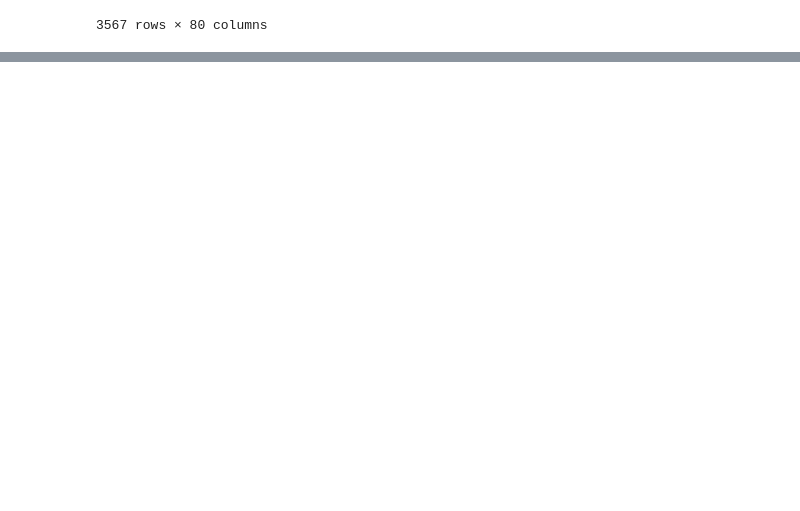
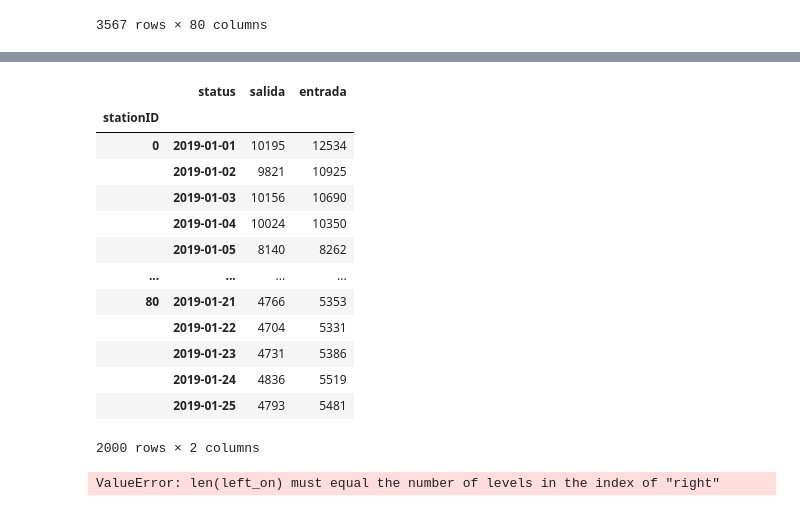
Before and after one commit to quiquecueto/TFM-Intelligent-Systems, a Jupyter notebook: TFM_project.ipynb, the cells around one changed output, grey strips where cells are left out. Cells and saved outputs as stored; diff of their text form; code cells hidden in the pictures; blank space fills up the shorter version.

Commit message:
20/09/2023 groupby salida entrada

```diff
--- a/TFM_project.ipynb
+++ b/TFM_project.ipynb
@@ -215,0 +252,28 @@ resultados
+# %%
+test_in_out = records.groupby(['stationID', records.index.date, 'status'])['userID'].count().unstack(fill_value=0)
+test_in_out.rename(columns={0: 'salida', 1: 'entrada'}, inplace=True)
+test_in_out
+# %% [output]
+|  | status | salida | entrada |
+| stationID |  |  |  |
+| 0 | 2019-01-01 | 10195 | 12534 |
+|  | 2019-01-02 | 9821 | 10925 |
+|  | 2019-01-03 | 10156 | 10690 |
+|  | 2019-01-04 | 10024 | 10350 |
+|  | 2019-01-05 | 8140 | 8262 |
+| ... | ... | ... | ... |
+| 80 | 2019-01-21 | 4766 | 5353 |
+|  | 2019-01-22 | 4704 | 5331 |
+|  | 2019-01-23 | 4731 | 5386 |
+|  | 2019-01-24 | 4836 | 5519 |
+|  | 2019-01-25 | 4793 | 5481 |
+2000 rows × 2 columns
+# %%
+# Combina resultados con df utilizando la columna 'stationID' como clave
+test_in_out.reset_index()
+df_combinado = pd.merge(records, test_in_out, left_on='stationID', right_index=True)
+
+# Calcula la matriz de correlación
+correlacion = df_combinado.corr()
+# %% [output]
+ValueError: len(left_on) must equal the number of levels in the index of "right"
```
Also changed, not shown: parts of 4 cells of this notebook.
